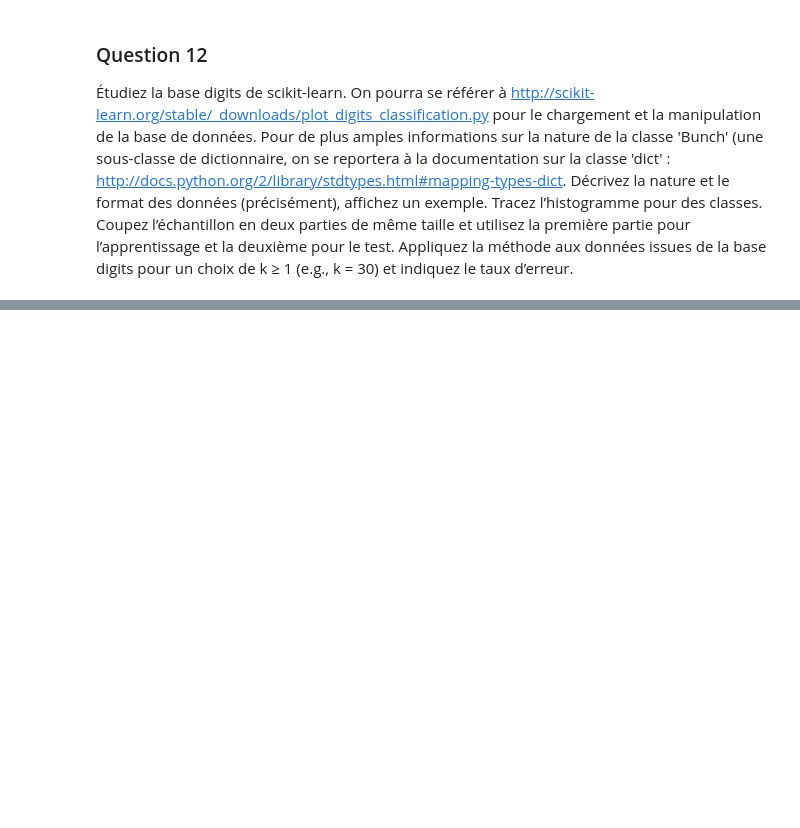
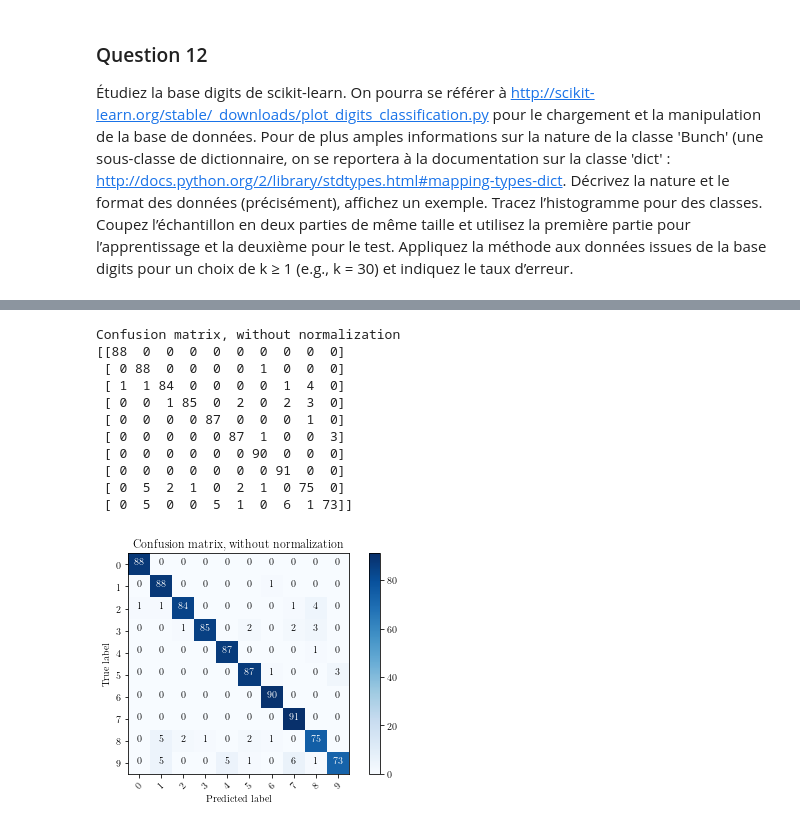
Before and after one commit to tbinetruy/Telecom-MDI-343, a Jupyter notebook: TP2/TP2.ipynb, the cells around one changed output, grey strips where cells are left out. Saved outputs shown, nothing was run; the diff lists cells and outputs as text; code cells hidden in the pictures; blank space fills up the shorter version.

```diff
--- a/TP2/TP2.ipynb
+++ b/TP2/TP2.ipynb
@@ -371,0 +458,65 @@ Cenpendant nous avons aussi vu lors sur les graphiques de la question précéden
+# %%
+from sklearn.metrics import confusion_matrix
+import itertools
+
+# source: https://scikit-learn.org/stable/auto_examples/model_selection/plot_confusion_matrix.html
+def plot_confusion_matrix(cm, classes,
+                          normalize=False,
+                          title='Confusion matrix',
+                          cmap=plt.cm.Blues):
+    """
+    This function prints and plots the confusion matrix.
+    Normalization can be applied by setting `normalize=True`.
+    """
+    if normalize:
+        cm = cm.astype('float') / cm.sum(axis=1)[:, np.newaxis]
+        print("Normalized confusion matrix")
+    else:
+        print('Confusion matrix, without normalization')
+
+    print(cm)
+
+    plt.imshow(cm, interpolation='nearest', cmap=cmap)
+    plt.title(title)
+    plt.colorbar()
+    tick_marks = np.arange(len(classes))
+    plt.xticks(tick_marks, classes, rotation=45)
+    plt.yticks(tick_marks, classes)
+
+    fmt = '.2f' if normalize else 'd'
+    thresh = cm.max() / 2.
+    for i, j in itertools.product(range(cm.shape[0]), range(cm.shape[1])):
+        plt.text(j, i, format(cm[i, j], fmt),
+                 horizontalalignment="center",
+                 color="white" if cm[i, j] > thresh else "black")
+
+    plt.ylabel('True label')
+    plt.xlabel('Predicted label')
+    plt.tight_layout()
+
+def q13():
+    X_train, y_train, X_test, y_test = split_data(digits.data, digits.target)
+    knn = KNeighborsClassifier(n_neighbors=30).fit(X_train, y_train)
+    y_pred = knn.predict(X_test)
+    # Compute confusion matrix
+    cnf_matrix = confusion_matrix(y_test, y_pred)
+
+    # Plot non-normalized confusion matrix
+    plt.figure()
+    plot_confusion_matrix(cnf_matrix, classes=digits.target_names,
+                          title='Confusion matrix, without normalization')
+
+q13()
+# %% [output]
+Confusion matrix, without normalization
+[[88  0  0  0  0  0  0  0  0  0]
+ [ 0 88  0  0  0  0  1  0  0  0]
+ [ 1  1 84  0  0  0  0  1  4  0]
+ [ 0  0  1 85  0  2  0  2  3  0]
+ [ 0  0  0  0 87  0  0  0  1  0]
+ [ 0  0  0  0  0 87  1  0  0  3]
+ [ 0  0  0  0  0  0 90  0  0  0]
+ [ 0  0  0  0  0  0  0 91  0  0]
+ [ 0  5  2  1  0  2  1  0 75  0]
+ [ 0  5  0  0  5  1  0  6  1 73]]
+[figure, added]
```
Also changed, not shown: parts of 24 cells of this notebook.
